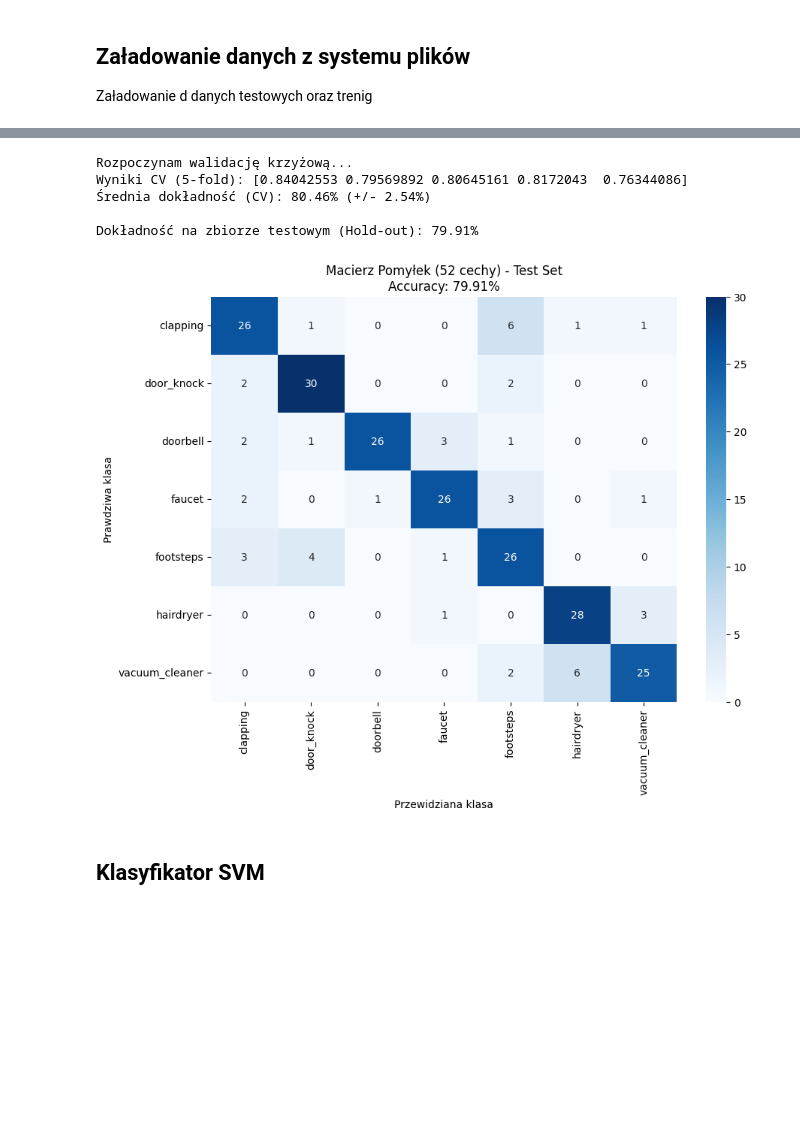
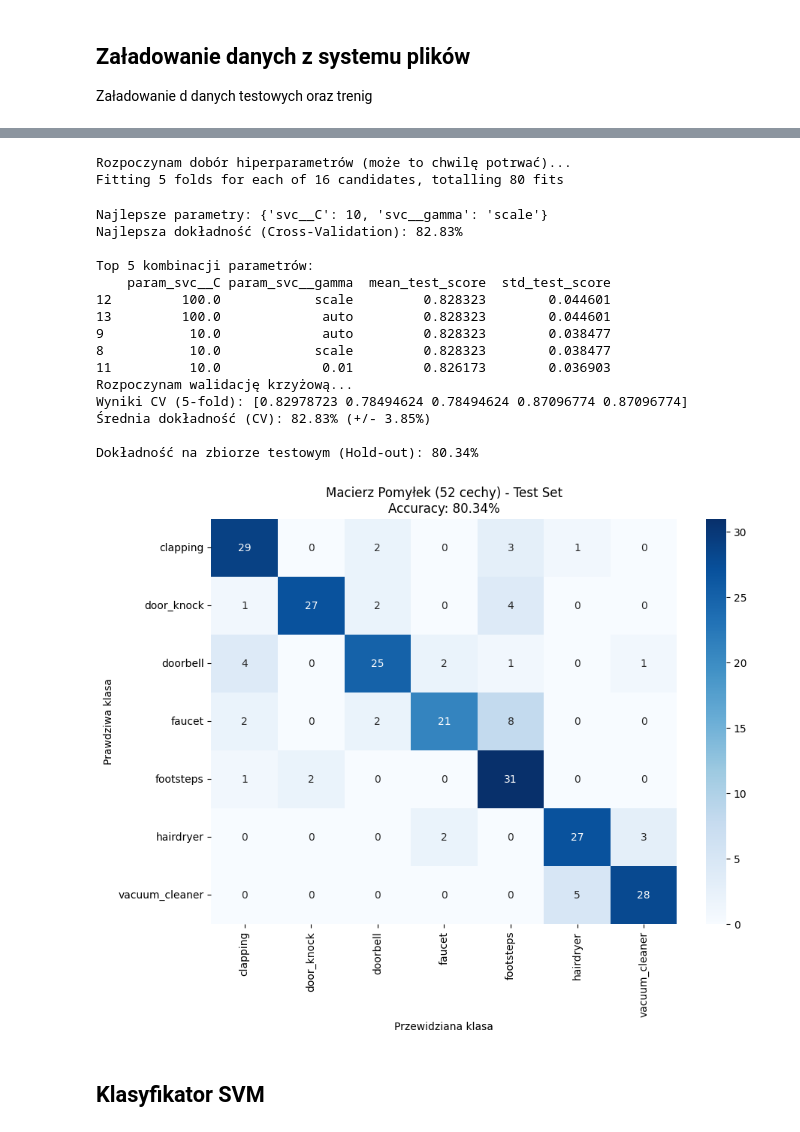
Before and after one commit to muzykos/Projekt_badawczy_System_rozpoznawania_zdarzen_dzwiekowych_w_przestrzeni_domowej, a Jupyter notebook: src/notebook/model-training.ipynb, the cells around one changed output, grey strips where cells are left out. Saved outputs shown, nothing was run; the diff lists cells and outputs as text; code cells hidden in the pictures; blank space fills up the shorter version.

```diff
--- a/src/notebook/model-training.ipynb
+++ b/src/notebook/model-training.ipynb
@@ -108,59 +305,107 @@ labels_ys = numpy.array(labels)
 # %%
 # --- PRZYGOTOWANIE DANYCH I TRENING (PIPELINE) ---
 
-# 1. Encodowanie etykiet (zamiana nazw na liczby)
+# 1. Encodowanie etykiet
 label_encoder = LabelEncoder()
 y_enc = label_encoder.fit_transform(labels_ys)
 
-# 2. Podział na zbiór treningowy i testowy (Stratified zapewnia równe proporcje klas)
+# 2. Podział na zbiór treningowy i testowy
 x_train, x_test, y_train, y_test = train_test_split(
     features_xs, y_enc, test_size=1/3, random_state=42, stratify=y_enc
 )
 
 # 3. Tworzymy Pipeline: Skalowanie + SVM
-# Pipeline automatycznie pilnuje, żeby nie było wycieku danych przy walidacji krzyżowej
-clf_pipeline = make_pipeline(
+from sklearn.model_selection import GridSearchCV
+
+# --- 3. STROJENIE HIPERPARAMETRÓW (GRID SEARCH) ---
+
+base_pipeline = make_pipeline(
     StandardScaler(),
-    SVC(kernel="rbf", C=1.0, probability=True, random_state=42)
+    SVC(kernel="rbf", probability=True, random_state=42)
 )
+
+
+param_grid = {
+    'svc__C': [0.1, 1, 10, 100],
+    'svc__gamma': ['scale', 'auto', 0.1, 0.01]
+}
+
+# Konfigurujemy GridSearch
+grid_search = GridSearchCV(
+    base_pipeline,
+    param_grid,
+    cv=5,
+    scoring='accuracy',
+    n_jobs=-1,
+    verbose=1
+)
+
+print("Rozpoczynam dobór hiperparametrów (może to chwilę potrwać)...")
+grid_search.fit(x_train, y_train)
+
+# --- WYNIKI STROJENIA ---
+print(f"\nNajlepsze parametry: {grid_search.best_params_}")
+print(f"Najlepsza dokładność (Cross-Validation): {grid_search.best_score_:.2%}")
+
+# --- TABELA WYNIKÓW (DLA DOKUMENTACJI) ---
+results_df = pd.DataFrame(grid_search.cv_results_)
+print("\nTop 5 kombinacji parametrów:")
+print(results_df[['param_svc__C', 'param_svc__gamma', 'mean_test_score', 'std_test_score']]
+      .sort_values(by='mean_test_score', ascending=False)
+      .head(5))
+
+# --- PODMIANA MODELU ---
+clf_pipeline = grid_search.best_estimator_
 
 # 4. Trening i Walidacja Krzyżowa (5-fold) na zbiorze treningowym
 print("Rozpoczynam walidację krzyżową...")
 cv_scores = cross_val_score(clf_pipeline, x_train, y_train, cv=5, scoring='accuracy')
 
 print(f"Wyniki CV (5-fold): {cv_scores}")
 print(f"Średnia dokładność (CV): {cv_scores.mean():.2%} (+/- {cv_scores.std():.2%})")
 
 # 5. Finalny trening na całym zbiorze treningowym
 clf_pipeline.fit(x_train, y_train)
 
 # 6. Sprawdzenie na zbiorze testowym (ostateczna weryfikacja)
 y_pred = clf_pipeline.predict(x_test)
 test_acc = accuracy_score(y_test, y_pred)
 print(f"\nDokładność na zbiorze testowym (Hold-out): {test_acc:.2%}")
 
 # --- WIZUALIZACJA MACIERZY POMYŁEK ---
 plt.figure(figsize=(10, 7))
 cm = confusion_matrix(y_test, y_pred)
 sns.heatmap(
     cm,
     annot=True,
     fmt="d",
     cmap="Blues",
     xticklabels=label_encoder.classes_,
     yticklabels=label_encoder.classes_
 )
 plt.title(f"Macierz Pomyłek (52 cechy) - Test Set\nAccuracy: {test_acc:.2%}")
 plt.ylabel("Prawdziwa klasa")
 plt.xlabel("Przewidziana klasa")
 plt.show()
 # %% [output]
-Rozpoczynam walidację krzyżową...
-Wyniki CV (5-fold): [0.84042553 0.79569892 0.80645161 0.8172043  0.76344086]
-Średnia dokładność (CV): 80.46% (+/- 2.54%)
-
-Dokładność na zbiorze testowym (Hold-out): 79.91%
+Rozpoczynam dobór hiperparametrów (może to chwilę potrwać)...
+Fitting 5 folds for each of 16 candidates, totalling 80 fits
+Najlepsze parametry: {'svc__C': 10, 'svc__gamma': 'scale'}
+Najlepsza dokładność (Cross-Validation): 82.83%
+
+Top 5 kombinacji parametrów:
+    param_svc__C param_svc__gamma  mean_test_score  std_test_score
+12         100.0            scale         0.828323        0.044601
+13         100.0             auto         0.828323        0.044601
+9           10.0             auto         0.828323        0.038477
+8           10.0            scale         0.828323        0.038477
+11          10.0             0.01         0.826173        0.036903
+Rozpoczynam walidację krzyżową...
+Wyniki CV (5-fold): [0.82978723 0.78494624 0.78494624 0.87096774 0.87096774]
+Średnia dokładność (CV): 82.83% (+/- 3.85%)
+
+Dokładność na zbiorze testowym (Hold-out): 80.34%
-[figure, old version]
+[figure, new version]
 # %% [markdown]
 ## Klasyfikator SVM
 # %%
```
Also changed, not shown: parts of 9 cells of this notebook.
